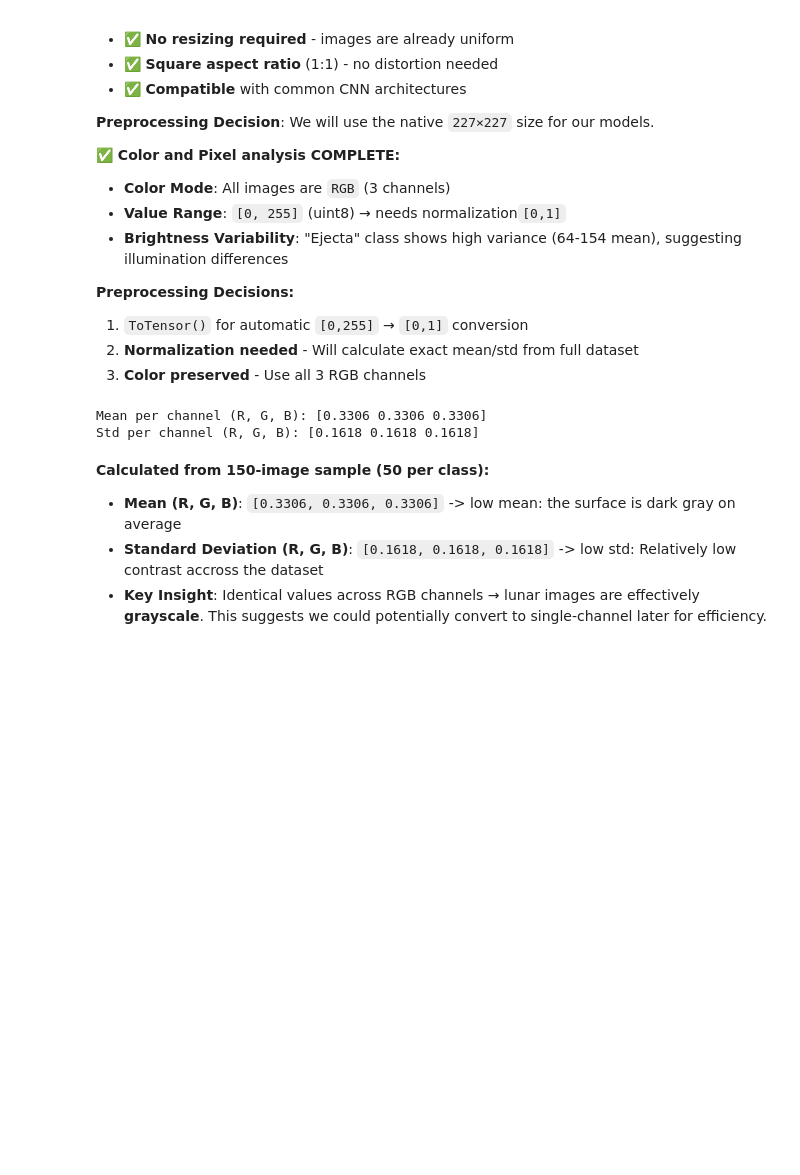
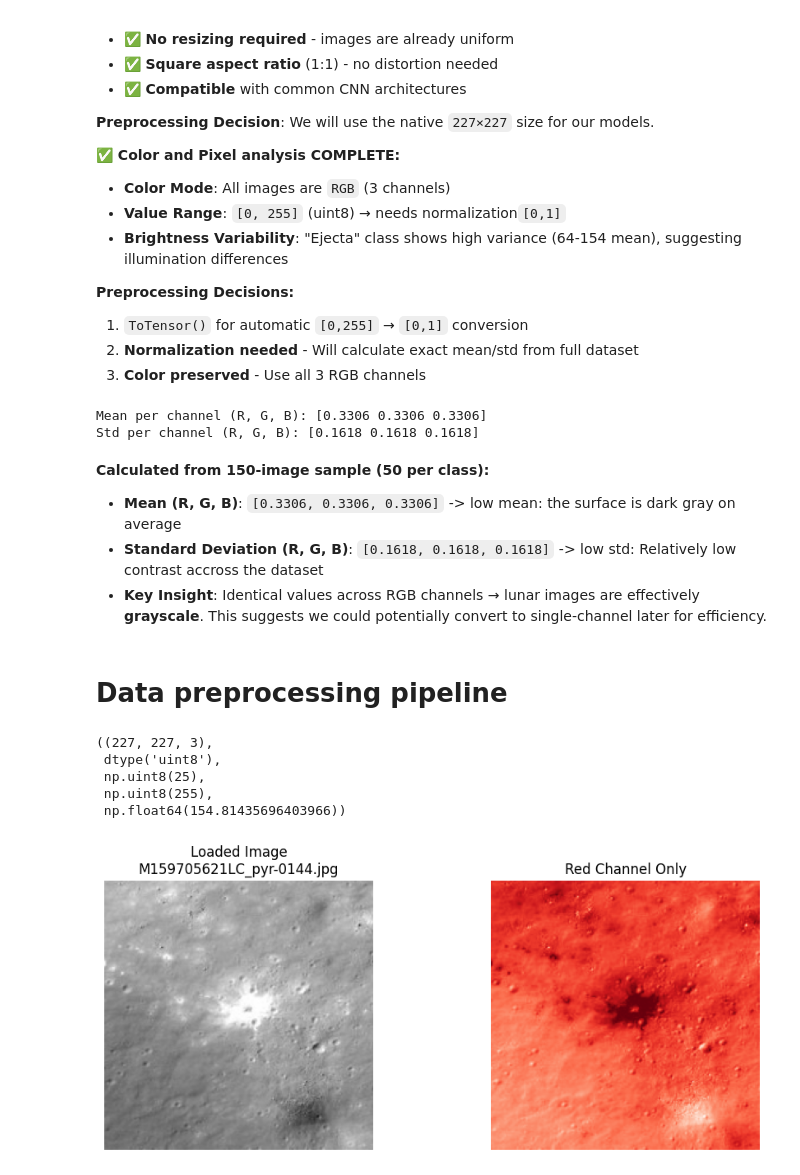
Before and after one commit to VMontejo/lunar-crater-age-classifier, a Jupyter notebook: notebooks/valeria/01_exploration.ipynb, the cells around one changed output. Cells and saved outputs as stored; diff of their text form; code cells hidden in the pictures; blank space fills up the shorter version.

Commit message:
Preprocessing: check size function completed

```diff
--- a/notebooks/valeria/01_exploration.ipynb
+++ b/notebooks/valeria/01_exploration.ipynb
@@ -173,3 +173,5 @@ normalization_stats = {"mean": list(mean.round(4)),
 - **Mean (R, G, B)**: `[0.3306, 0.3306, 0.3306]` -> low mean: the surface is dark gray on average
 - **Standard Deviation (R, G, B)**: `[0.1618, 0.1618, 0.1618]` -> low std: Relatively low contrast accross the dataset
 - **Key Insight**: Identical values across RGB channels → lunar images are effectively **grayscale**. This suggests we could potentially convert to single-channel later for efficiency.
+# %% [markdown]
+# Data preprocessing pipeline
@@ -175,0 +187,6 @@ normalization_stats = {"mean": list(mean.round(4)),
+# %%
+#Constants for exploration
+IMAGE_SIZE = (227, 227)
+NORM_MEAN = [0.3306, 0.3306, 0.3306]
+NORM_STD = [0.1618, 0.1618, 0.1618]
+CLASS_NAMES = ["ejecta", "oldcrater", "none"]
@@ -175,0 +216,34 @@ normalization_stats = {"mean": list(mean.round(4)),
+# %%
+ejecta_path = data_path / "train" / "ejecta"
+test_image_path = list(ejecta_path.glob("*.jpg"))[0]
+
+#Call Function
+image_array = load_and_validate_image(test_image_path)
+#Check results:
+image_array.shape, image_array.dtype, image_array.min(), image_array.max(), image_array.mean()
+# %% [output]
+((227, 227, 3),
+ dtype('uint8'),
+ np.uint8(25),
+ np.uint8(255),
+ np.float64(154.81435696403966))
+# %%
+# 5. Quick visualization
+import matplotlib.pyplot as plt
+
+fig, axes = plt.subplots(1, 2, figsize=(10, 4))
+
+# Show original image
+axes[0].imshow(image_array)
+axes[0].set_title(f"Loaded Image\n{test_image_path.name}")
+axes[0].axis('off')
+
+# Show one channel (Red) to verify structure
+axes[1].imshow(image_array[:, :, 0], cmap='Reds')
+axes[1].set_title("Red Channel Only")
+axes[1].axis('off')
+
+plt.tight_layout()
+plt.show()
+# %% [output]
+[figure, added]
```
Also changed, not shown: parts of 3 cells of this notebook.
